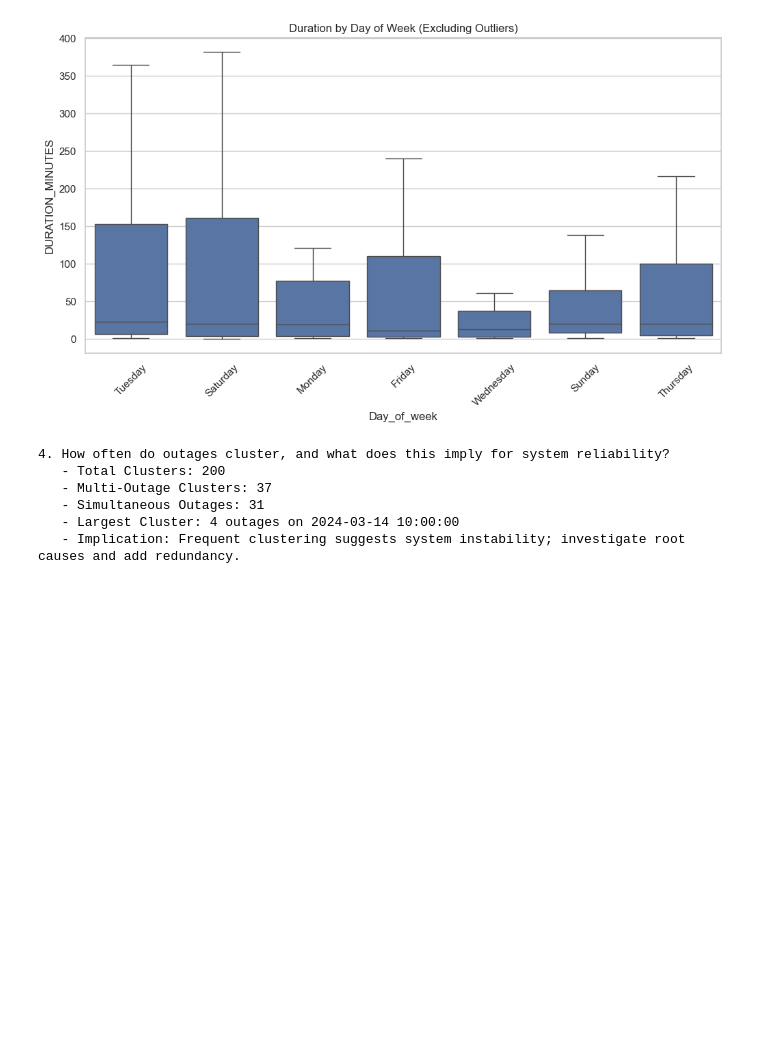
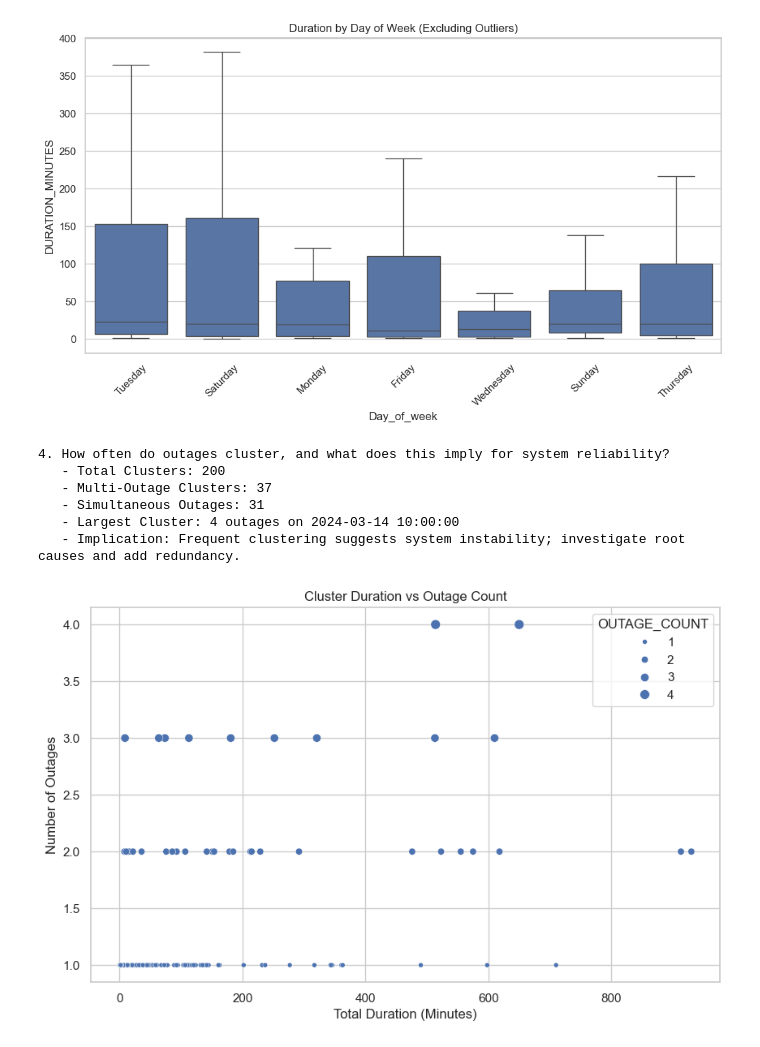
Before and after one commit to Phionanamugga/POWER_GRID_AI_PREDICITIVE_MAINTENANCE, a Jupyter notebook: power_outages.ipynb, the cells around one changed output. Saved outputs shown, nothing was run; the diff lists cells and outputs as text; code cells hidden in the pictures; blank space fills up the shorter version.

Commit message:
compares cluster duration and outage count[Delivers#189071323]

```diff
--- a/power_outages.ipynb
+++ b/power_outages.ipynb
@@ -201,3 +201,13 @@ print("   - Implication: Frequent clustering suggests system instability; invest
    - Simultaneous Outages: 31
    - Largest Cluster: 4 outages on 2024-03-14 10:00:00
    - Implication: Frequent clustering suggests system instability; investigate root causes and add redundancy.
+# %%
+# Visualization for Q4
+plt.figure(figsize=(10, 6))
+sns.scatterplot(data=cluster_summary, x='TOTAL_DURATION', y='OUTAGE_COUNT', size='OUTAGE_COUNT')
+plt.title('Cluster Duration vs Outage Count')
+plt.xlabel('Total Duration (Minutes)')
+plt.ylabel('Number of Outages')
+plt.show()
+# %% [output]
+[figure, added]
```
